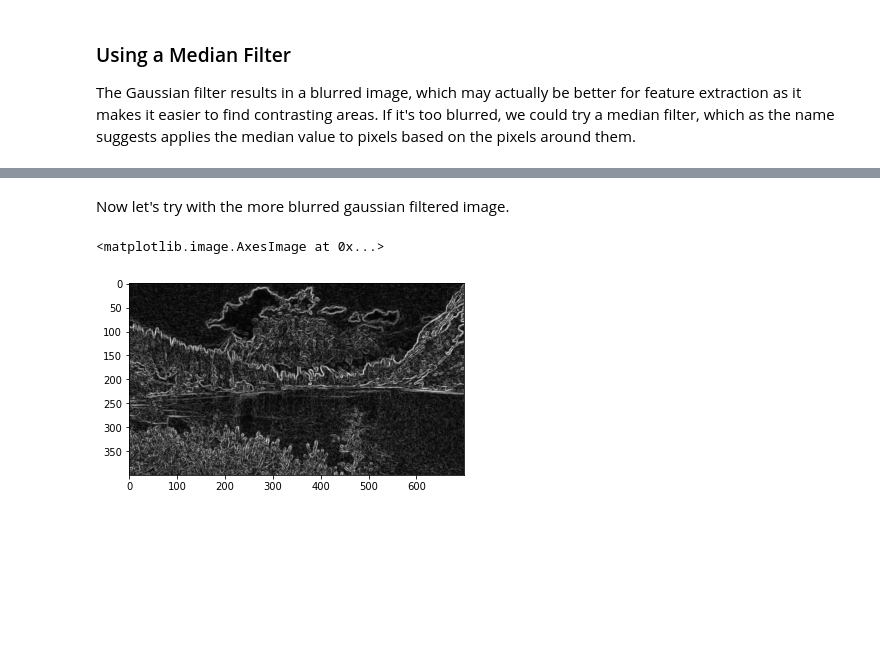
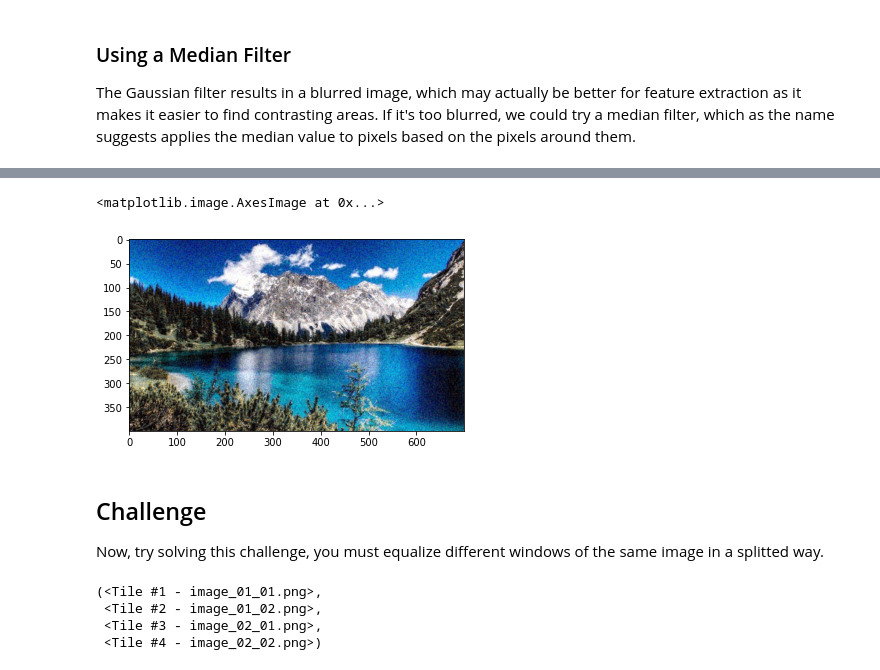
Before and after one commit to Ivanrs297/machine-learning-projects, a Jupyter notebook: computer-vision/course/2_image_enhancement.ipynb, the cells around one changed output, grey strips where cells are left out. Cells and saved outputs as stored; diff of their text form; code cells hidden in the pictures; blank space fills up the shorter version.

```diff
--- a/computer-vision/course/2_image_enhancement.ipynb
+++ b/computer-vision/course/2_image_enhancement.ipynb
@@ -199,8 +150,20 @@ plt.imshow(img3_edge, cmap="gray")
-# %% [markdown]
-Now let's try with the more blurred gaussian filtered image.
-# %%
-img3_edge = edge_sobel(img3_gauss)
-plt.imshow(img3_edge, cmap="gray")
-# %% [output]
-<matplotlib.image.AxesImage at 0x...>
-[figure, removed]
+# %%
+img_med = med(img_n, size=2)
+plt.imshow(img_med)
+# %% [output]
+<matplotlib.image.AxesImage at 0x...>
+[figure, added]
+# %% [markdown]
+## Challenge <a class="anchor" id="challenge" ></a>
+
+Now, try solving this challenge, you must equalize different windows of the same image in a splitted way.
+# %%
+from image_slicer import slice
+
+n = 4
+slice('data/image.jpg', n)
+# %% [output]
+(<Tile #1 - image_01_01.png>,
+ <Tile #2 - image_01_02.png>,
+ <Tile #3 - image_02_01.png>,
+ <Tile #4 - image_02_02.png>)
```
Also changed, not shown: parts of 20 cells of this notebook, 12 other files.
